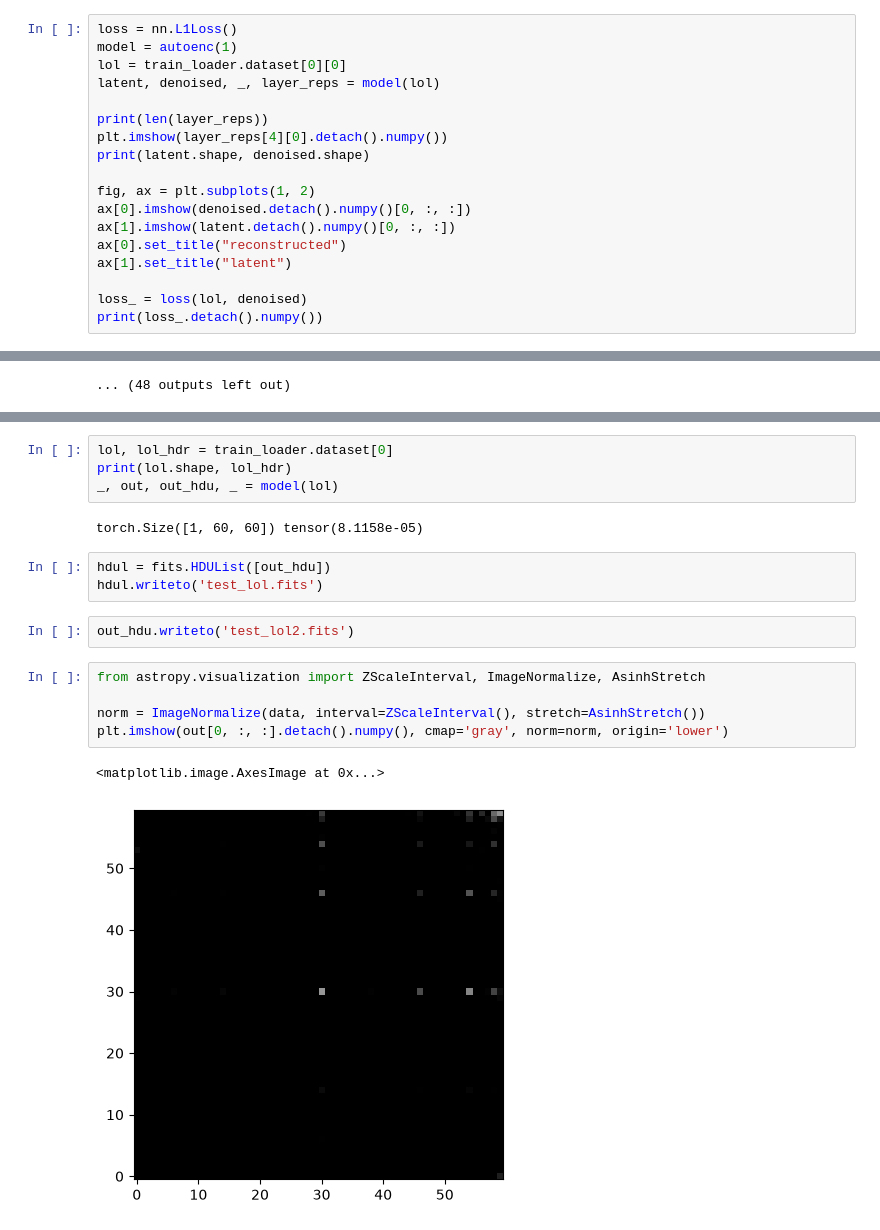
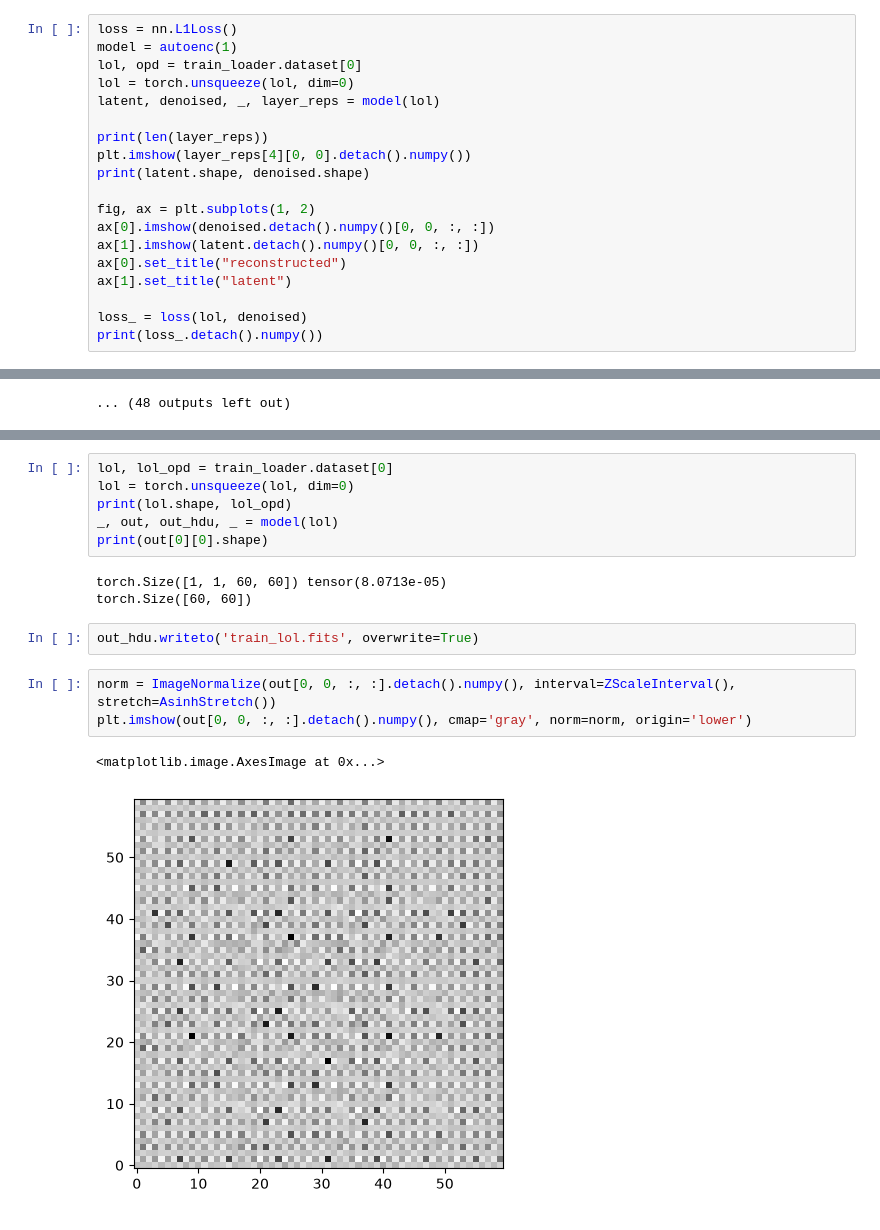
Before and after one commit to elenafolch/MSc-semester-project, a Jupyter notebook: autoencoder.ipynb, the cells around one changed output, grey strips where cells are left out. Drawn from its saved outputs; the diff is of its cells as text.

```diff
--- a/autoencoder.ipynb
+++ b/autoencoder.ipynb
@@ -47,16 +49,17 @@ print(len(dataset))
 # %%
 loss = nn.L1Loss()
 model = autoenc(1)
-lol = train_loader.dataset[0][0]
+lol, opd = train_loader.dataset[0]
+lol = torch.unsqueeze(lol, dim=0)
 latent, denoised, _, layer_reps = model(lol)
 
 print(len(layer_reps))
-plt.imshow(layer_reps[4][0].detach().numpy())
+plt.imshow(layer_reps[4][0, 0].detach().numpy())
 print(latent.shape, denoised.shape)
 
 fig, ax = plt.subplots(1, 2)
-ax[0].imshow(denoised.detach().numpy()[0, :, :])
-ax[1].imshow(latent.detach().numpy()[0, :, :])
+ax[0].imshow(denoised.detach().numpy()[0, 0, :, :])
+ax[1].imshow(latent.detach().numpy()[0, 0, :, :])
 ax[0].set_title("reconstructed")
 ax[1].set_title("latent")
 
@@ -160,19 +169,17 @@ print(loss_.detach().numpy())"""
 # %%
-lol, lol_hdr = train_loader.dataset[0]
-print(lol.shape, lol_hdr)
+lol, lol_opd = train_loader.dataset[0]
+lol = torch.unsqueeze(lol, dim=0)
+print(lol.shape, lol_opd)
 _, out, out_hdu, _ = model(lol)
+print(out[0][0].shape)
 # %% [output]
-torch.Size([1, 60, 60]) tensor(8.1158e-05)
+torch.Size([1, 1, 60, 60]) tensor(8.0713e-05)
+torch.Size([60, 60])
-# %%
-hdul = fits.HDUList([out_hdu])
-hdul.writeto('test_lol.fits')
 # %%
-out_hdu.writeto('test_lol2.fits')
+out_hdu.writeto('train_lol.fits', overwrite=True)
 # %%
-from astropy.visualization import ZScaleInterval, ImageNormalize, AsinhStretch
-
-norm = ImageNormalize(data, interval=ZScaleInterval(), stretch=AsinhStretch())
-plt.imshow(out[0, :, :].detach().numpy(), cmap='gray', norm=norm, origin='lower')
+norm = ImageNormalize(out[0, 0, :, :].detach().numpy(), interval=ZScaleInterval(), stretch=AsinhStretch())
+plt.imshow(out[0, 0, :, :].detach().numpy(), cmap='gray', norm=norm, origin='lower')
 # %% [output]
 <matplotlib.image.AxesImage at 0x...>
-[figure, old version]
+[figure, new version]
```
Also changed, not shown: parts of 5 cells of this notebook, 10 other files.
